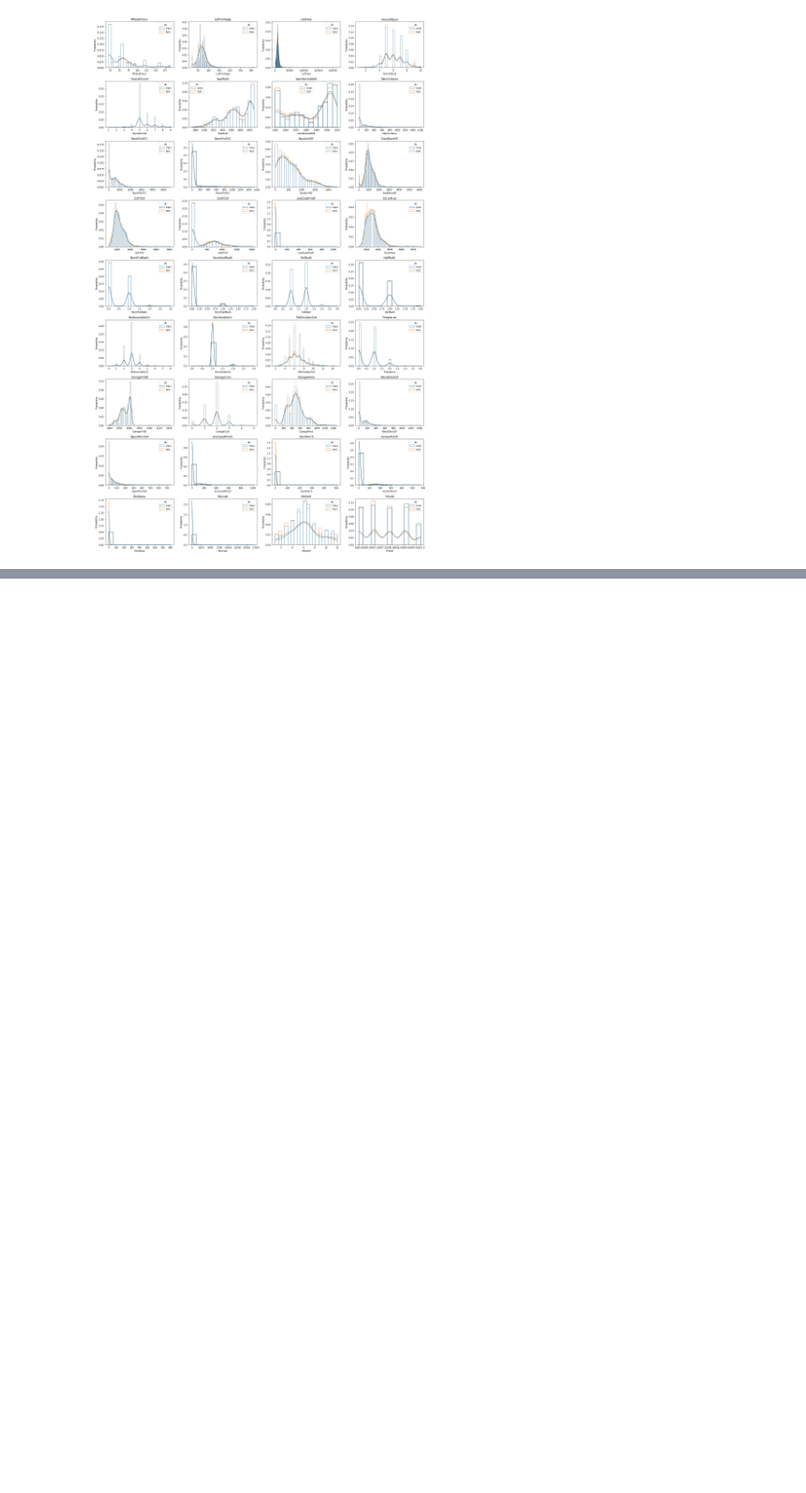
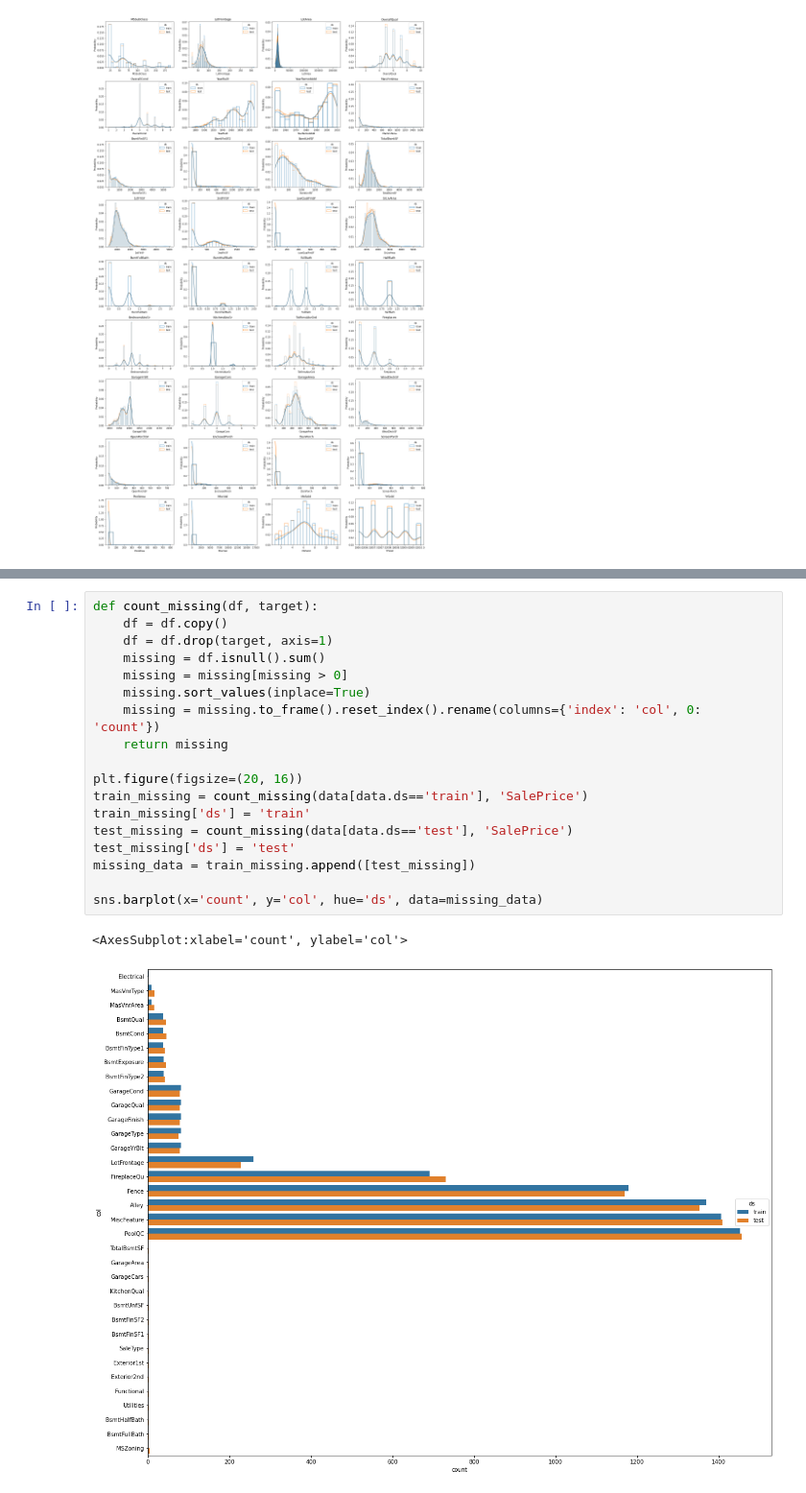
Before and after one commit to Armenian-Data-Science-Community/house-price-prediction, a Jupyter notebook: notebooks/eda.ipynb, the cells around one changed output, grey strips where cells are left out. Shown at 96% size. Cells and saved outputs as stored; diff of their text form; blank space fills up the shorter version.

```diff
--- a/notebooks/eda.ipynb
+++ b/notebooks/eda.ipynb
@@ -109,0 +184,21 @@ plt.axvline(0.05);
+# %%
+def count_missing(df, target):
+    df = df.copy()
+    df = df.drop(target, axis=1)
+    missing = df.isnull().sum()
+    missing = missing[missing > 0]
+    missing.sort_values(inplace=True)
+    missing = missing.to_frame().reset_index().rename(columns={'index': 'col', 0: 'count'})
+    return missing
+
+plt.figure(figsize=(20, 16))
+train_missing = count_missing(data[data.ds=='train'], 'SalePrice')
+train_missing['ds'] = 'train'
+test_missing = count_missing(data[data.ds=='test'], 'SalePrice')
+test_missing['ds'] = 'test'
+missing_data = train_missing.append([test_missing])
+
+sns.barplot(x='count', y='col', hue='ds', data=missing_data)
+# %% [output]
+<AxesSubplot:xlabel='count', ylabel='col'>
+[figure, added]
```
Also changed, not shown: parts of 10 cells of this notebook.
